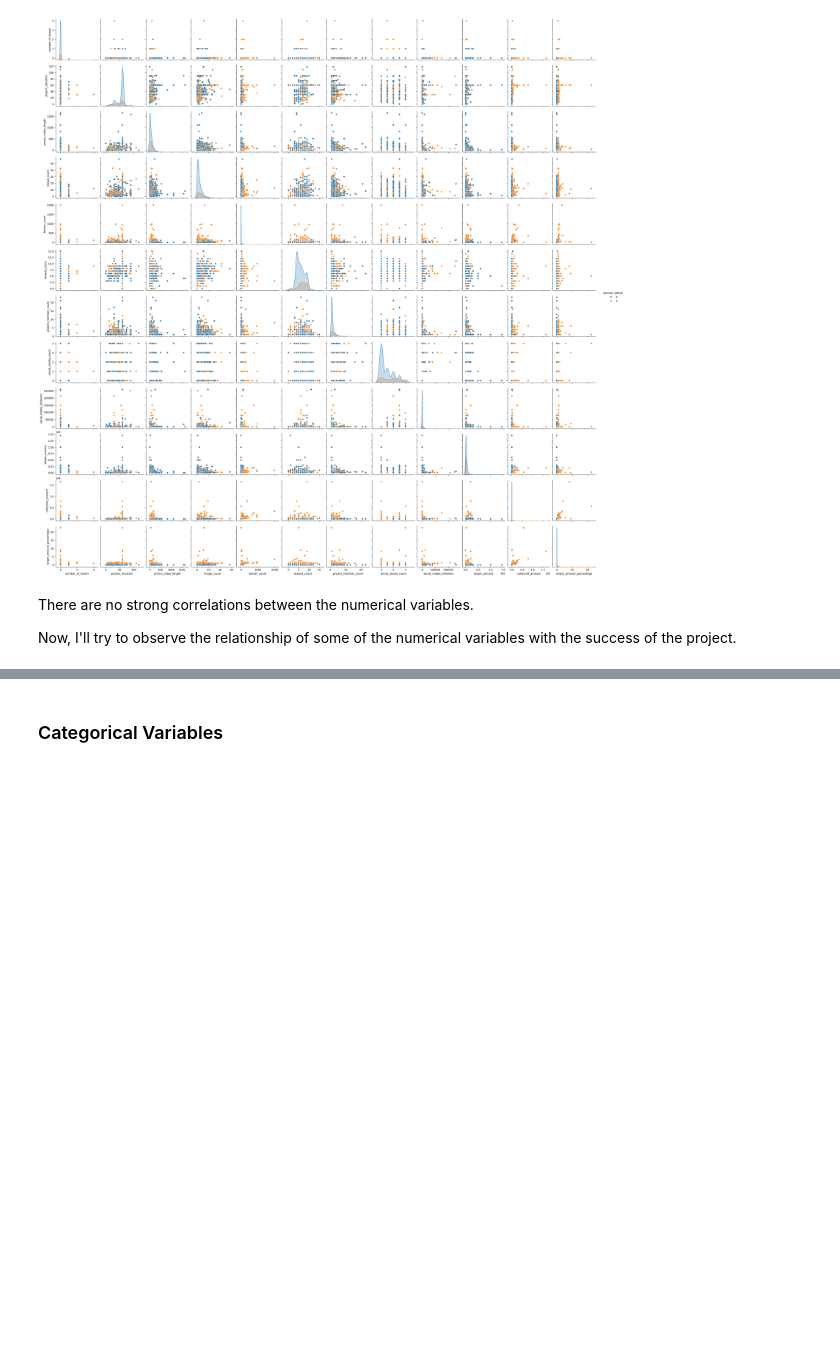
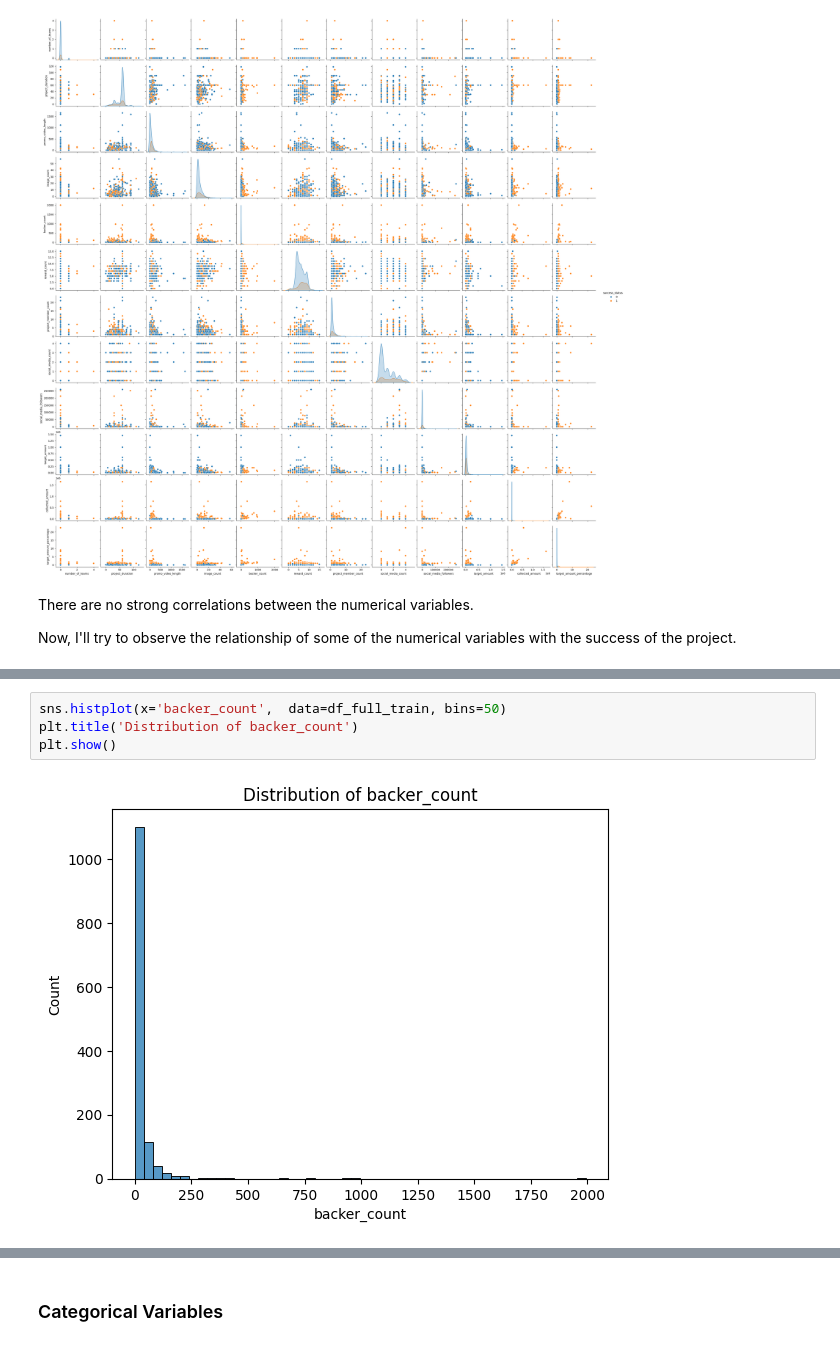
Before and after one commit to kabsmeiou/startup-success-probability, a Jupyter notebook: notebook.ipynb, the cells around one changed output, grey strips where cells are left out. Drawn from its saved outputs; the diff is of its cells as text; blank space fills up the shorter version.

```diff
--- a/Untitled.ipynb
+++ b/notebook.ipynb
@@ -377,0 +452,6 @@ plt.show()
+# %%
+sns.histplot(x='backer_count',  data=df_full_train, bins=50)
+plt.title('Distribution of backer_count')
+plt.show()
+# %% [output]
+[figure, added]
```
Also changed, not shown: parts of 36 cells of this notebook, 6 other files.
